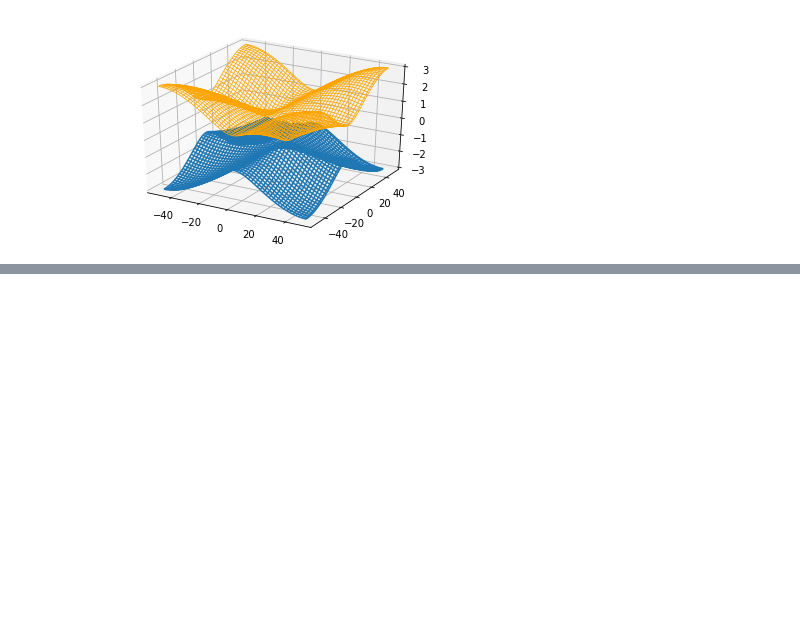
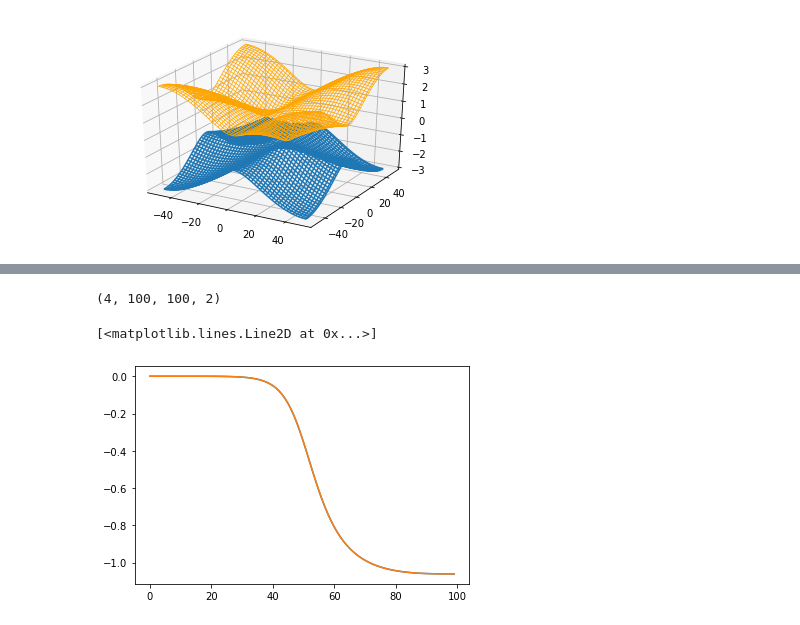
Before and after one commit to arnav257/Quantum, a Jupyter notebook: CMP/Graphene.ipynb, the cells around one changed output, grey strips where cells are left out. Cells and saved outputs as stored; diff of their text form; code cells hidden in the pictures; blank space fills up the shorter version.

```diff
--- a/CMP/Graphene.ipynb
+++ b/CMP/Graphene.ipynb
@@ -137,0 +125,14 @@ plt.legend()
+# %%
+#Playing with evec:
+
+print(evec.shape)
+
+plt.plot(evec[0,0,:,1].real+evec[1,0,:,1].real)
+#plt.plot(evec[0,0,:,1].imag+evec[1,0,:,1].imag)
+
+plt.plot(evec[0,0,:,1].real+evec[0,0,:,0].real)
+#plt.plot(evec[0,0,:,0])
+# %% [output]
+(4, 100, 100, 2)
+[<matplotlib.lines.Line2D at 0x...>]
+[figure, added]
```
Also changed, not shown: parts of 6 cells of this notebook.
